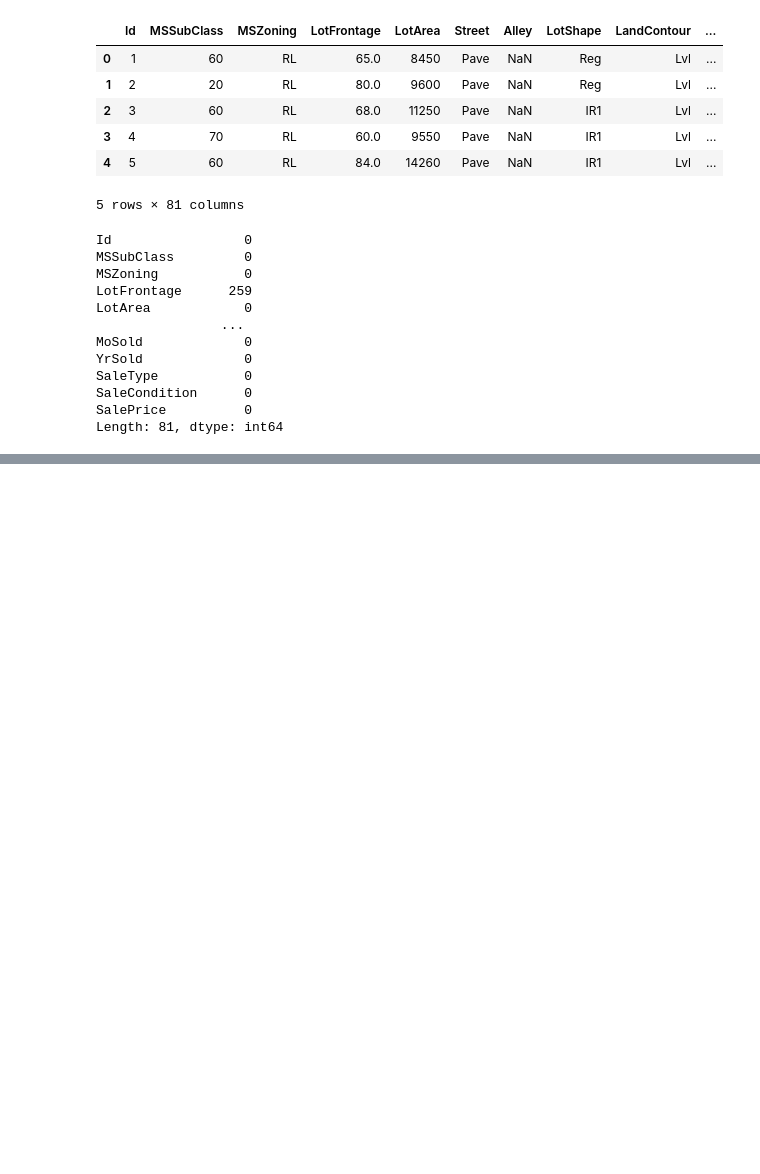
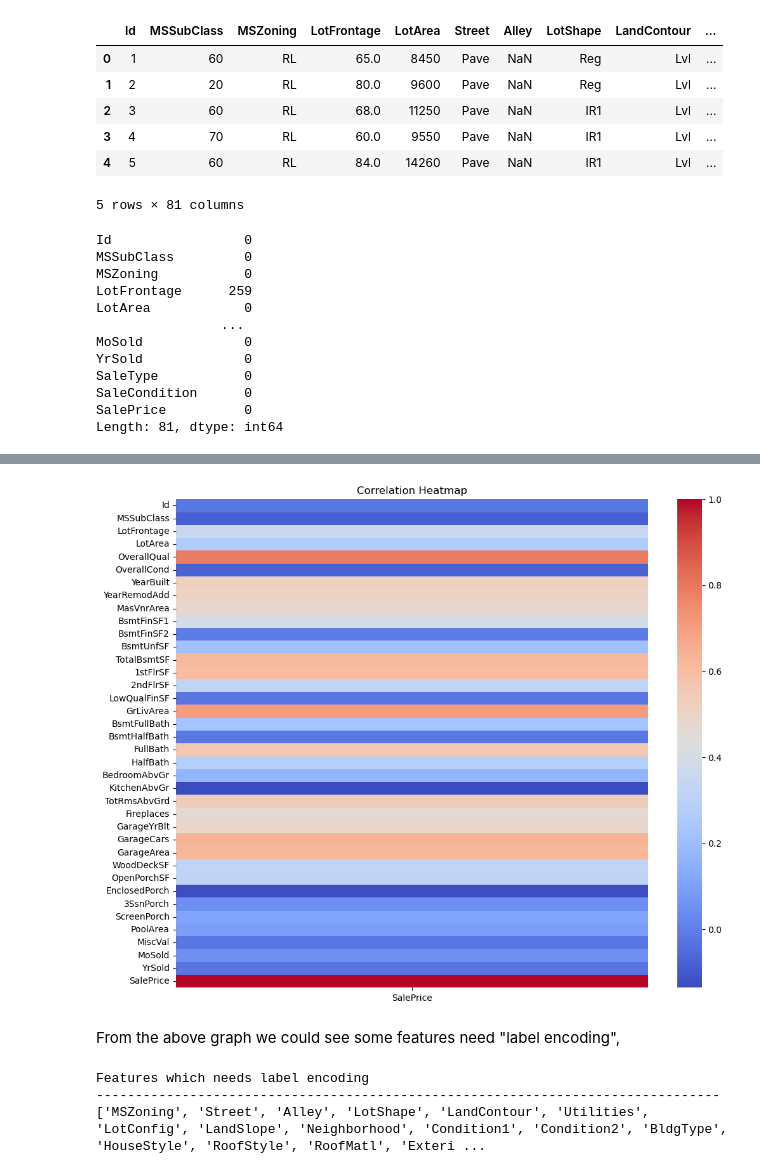
Before and after one commit to AKSHTMISHRA/ML-Projects, a Jupyter notebook: house price predicitions/price_prediction_code.ipynb, the cells around one changed output, grey strips where cells are left out. Saved outputs shown, nothing was run; the diff lists cells and outputs as text; code cells hidden in the pictures; blank space fills up the shorter version.

Commit message:
Label Encoding Done

```diff
--- a/house price predicitions/price_prediction_code.ipynb
+++ b/house price predicitions/price_prediction_code.ipynb
@@ -78,0 +95,26 @@ BsmtExposure      38
+# %%
+# checking correlation between salesprice and All the other features
+SalePrice_corr=train_file.corr()['SalePrice']
+mp.figure(figsize=(12, 10))  # Adjust the size of the heatmap as needed
+sb.heatmap(SalePrice_corr.to_frame(),cmap='coolwarm', fmt='.2f')#annot=True,
+mp.title("Correlation Heatmap")
+mp.show()
+# %% [output]
+[figure, added]
+# %% [markdown]
+From the above graph we could see some features need "label encoding",
+# %%
+#finding all the  features for labeel encoding
+all_features = train_file.columns.tolist()
+
+# Get the features that are not present in the correlation calculation
+missing_features = [feature for feature in all_features if feature not in SalePrice_corr.index]
+
+# Print or use the missing_features list as needed
+print("Features which needs label encoding")
+print("-"*80)
+print(missing_features)
+# %% [output]
+Features which needs label encoding
+--------------------------------------------------------------------------------
+['MSZoning', 'Street', 'Alley', 'LotShape', 'LandContour', 'Utilities', 'LotConfig', 'LandSlope', 'Neighborhood', 'Condition1', 'Condition2', 'BldgType', 'HouseStyle', 'RoofStyle', 'RoofMatl', 'Exteri ...
```
Also changed, not shown: parts of 6 cells of this notebook.
